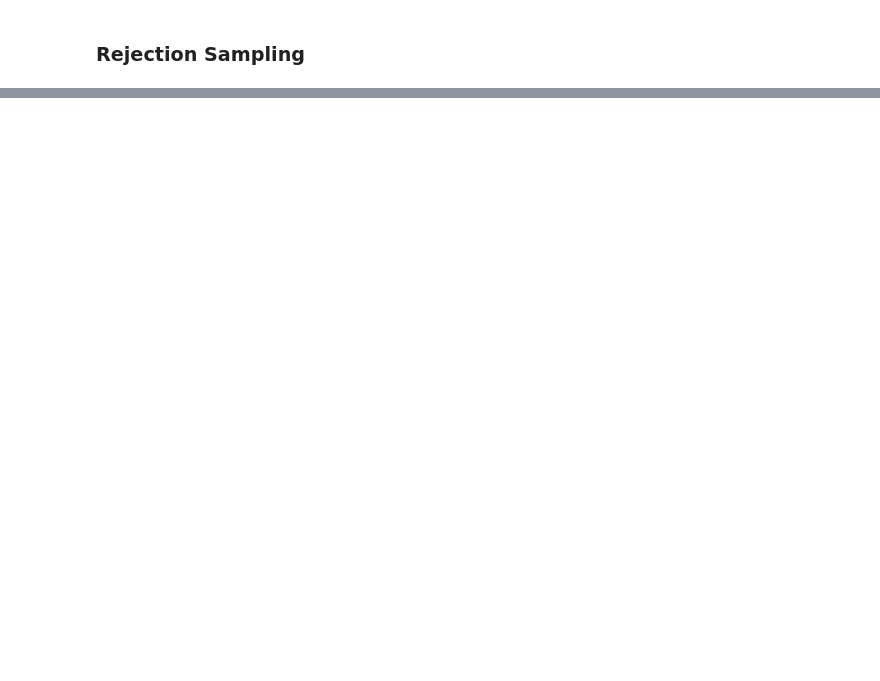
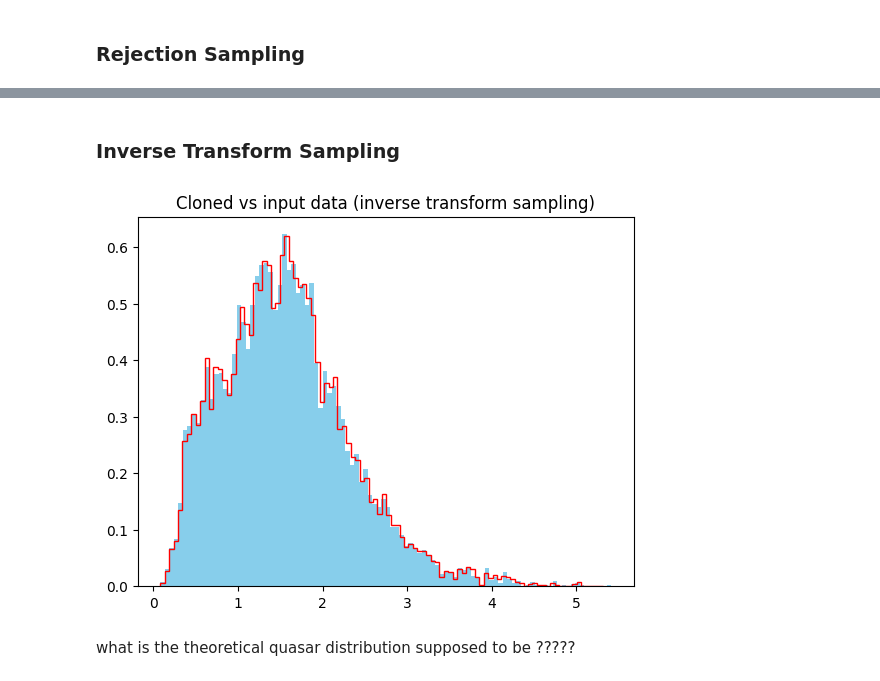
Before and after one commit to giuliabettega/astrostatistics_bicocca_2024, a Jupyter notebook: working/04_cloning_quasars.ipynb, the cells around one changed output, grey strips where cells are left out. Drawn from its saved outputs; the diff is of its cells as text; code cells hidden in the pictures; blank space fills up the shorter version.

```diff
--- a/working/04_cloning_quasars.ipynb
+++ b/working/04_cloning_quasars.ipynb
@@ -73,0 +67,15 @@ for i in range(
+# %% [markdown]
+### Inverse Transform Sampling
+# %%
+# clone the distribution
+z_cloned = EmpiricalDistribution(z).rvs(N)
+
+fig, ax = plt.subplots()
+ax.hist(z, bins=100, histtype='stepfilled', density=True, color='skyblue', label='input data')
+ax.hist(z_cloned, bins=100, histtype='step', density=True, color='red', label='cloned data')
+ax.set_title ("Cloned vs input data (inverse transform sampling)")
+plt.show()
+# %% [output]
+[figure, added]
+# %% [markdown]
+what is the theoretical quasar distribution supposed to be ?????
```
Also changed, not shown: parts of 3 cells of this notebook, 3 other files.
